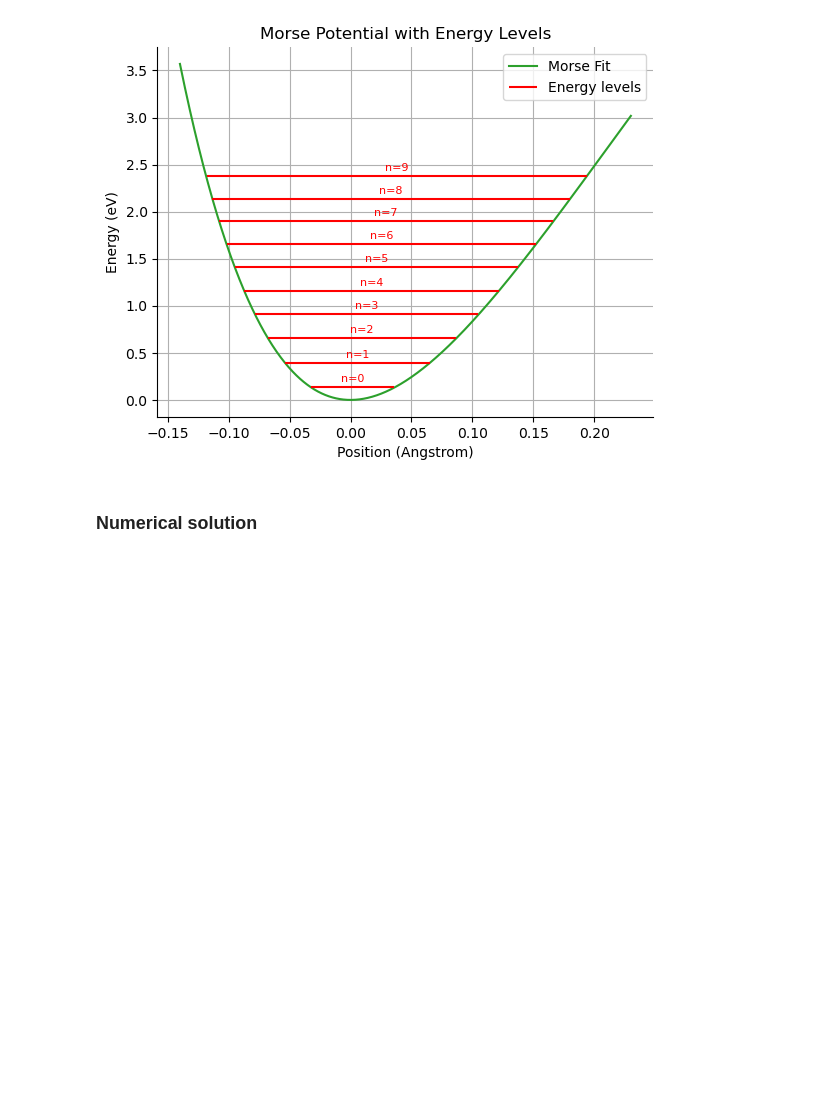
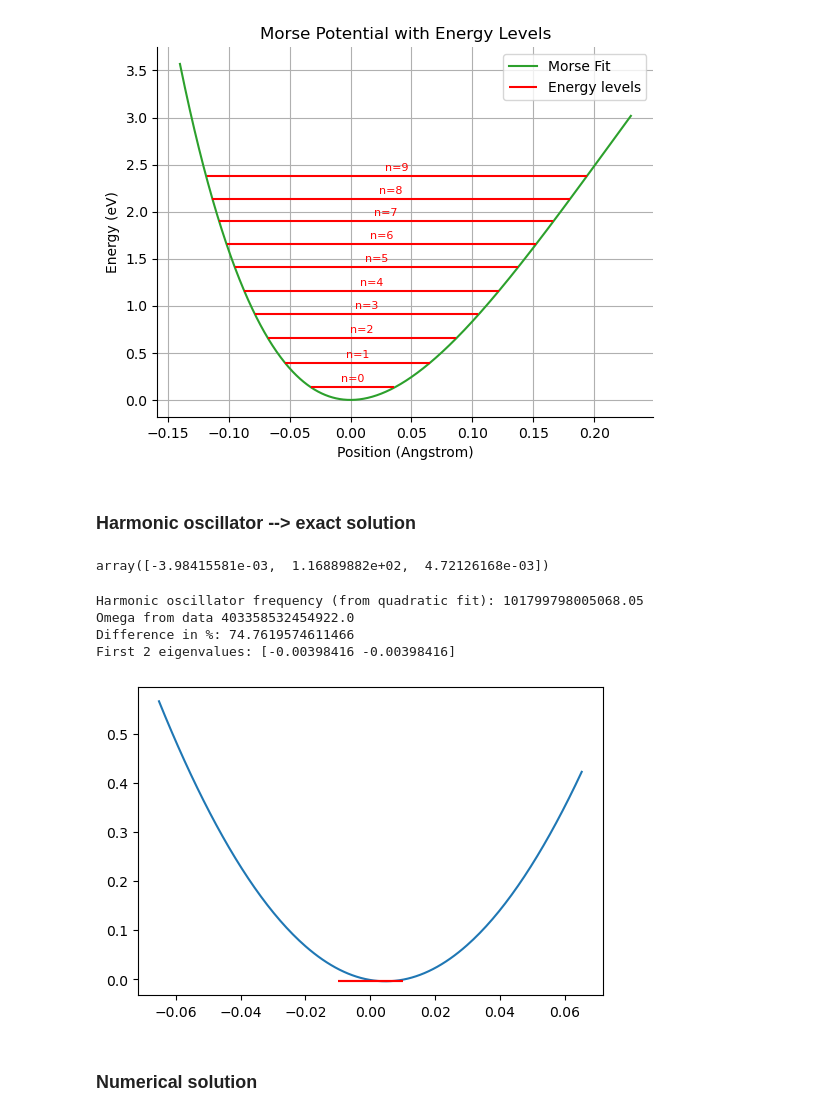
Before and after one commit to framere/SideProj, a Jupyter notebook: calculations_python.ipynb, the cells around one changed output. Cells and saved outputs as stored; diff of their text form; code cells hidden in the pictures; blank space fills up the shorter version.

```diff
--- a/calculations_python.ipynb
+++ b/calculations_python.ipynb
@@ -136,6 +136,41 @@ sns.despine()
 plt.grid()
 # %% [output]
 [figure]
+# %% [markdown]
+### Harmonic oscillator --> exact solution
+# %%
+params_quadratic
+# %% [output]
+array([-3.98415581e-03,  1.16889882e+02,  4.72126168e-03])
+# %%
+def harmonic_eigenvalues_from_quadratic(params, m, N):
+    a, b, c = params # unpack parameters
+    omega_quad = np.sqrt(2.0 * b / m) # angular frequency
+    n = np.arange(N) # quantum numbers
+    En = hbar * omega_quad * (n + 0.5) + a # energy levels
+    return En
+
+N = 2
+eigenvalues = harmonic_eigenvalues_from_quadratic(params_quadratic, m_eff, N)
+print("First", N, "eigenvalues:", eigenvalues)
+
+
+a, b, c = params_quadratic
+plt.figure(figsize=(6, 4))
+plt.plot(X_axis, quadratic_model(X_axis, *params_quadratic), label='Quadratic Fit', color=colors[0])
+for n, energy in enumerate(eigenvalues):
+    plt.hlines(energy, -0.01, 0.01, colors='r', label='Energy levels' if n == 0 else "")
+    # place level label centered above the line
+    # xmid = 0.5 * (xi + xj)
+    # vp = quadratic_model(X_axis, *params_quadratic)
+    # y_offset = 0.01 * (vp.max() - vp.min())
+    # plt.text(xmid, energy / e + y_offset, f"n={n}", ha='center', va='bottom', color='r', fontsize=8
+# %% [output]
+Harmonic oscillator frequency (from quadratic fit): 101799798005068.05
+Omega from data 403358532454922.0
+Difference in %: 74.7619574611466
+First 2 eigenvalues: [-0.00398416 -0.00398416]
+[figure, added]
 # %% [markdown]
 ### Numerical solution
 # %%
```
Also changed, not shown: 5 other files.
